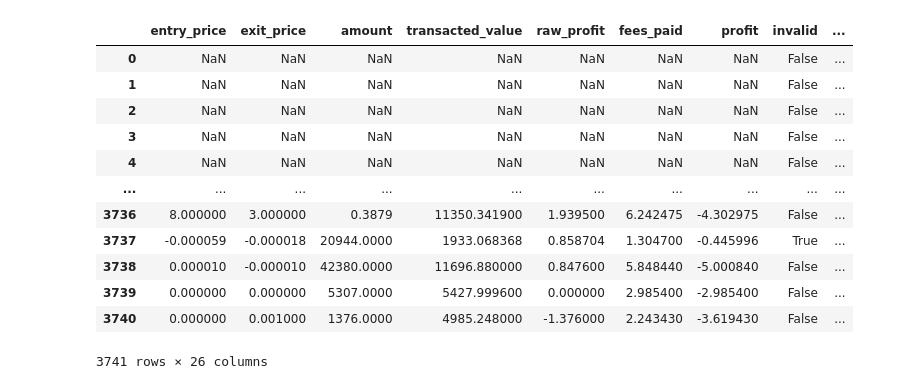
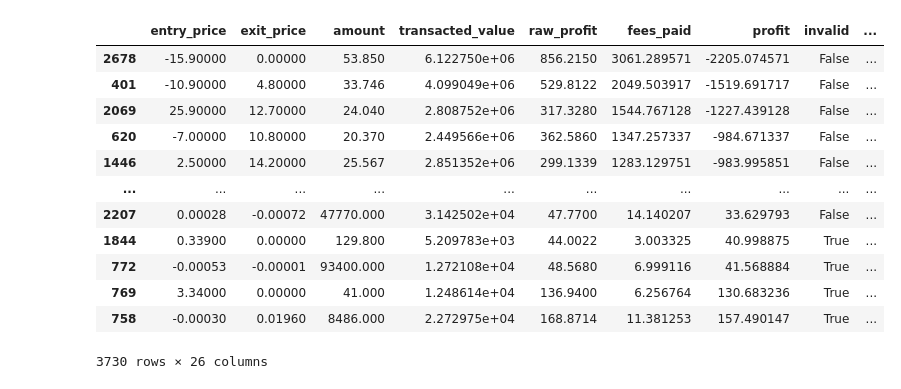
Before and after one commit to skswe/spreads-arb, a Jupyter notebook: notebooks/granular_backtest.ipynb, the cells around one changed output. Drawn from its saved outputs; the diff is of its cells as text; code cells hidden in the pictures.

```diff
--- a/notebooks/granular_backtest.ipynb
+++ b/notebooks/granular_backtest.ipynb
@@ -70,19 +23,19 @@ Getting all trades_summary done
 # %%
-result["all_trades"]
+result["all_trades"].dropna().sort_values("profit")
 # %% [output]
 |  | entry_price | exit_price | amount | transacted_value | raw_profit | fees_paid | profit | invalid | ... |
-| 0 | NaN | NaN | NaN | NaN | NaN | NaN | NaN | False | ... |
-| 1 | NaN | NaN | NaN | NaN | NaN | NaN | NaN | False | ... |
-| 2 | NaN | NaN | NaN | NaN | NaN | NaN | NaN | False | ... |
-| 3 | NaN | NaN | NaN | NaN | NaN | NaN | NaN | False | ... |
-| 4 | NaN | NaN | NaN | NaN | NaN | NaN | NaN | False | ... |
+| 2678 | -15.90000 | 0.00000 | 53.850 | 6.122750e+06 | 856.2150 | 3061.289571 | -2205.074571 | False | ... |
+| 401 | -10.90000 | 4.80000 | 33.746 | 4.099049e+06 | 529.8122 | 2049.503917 | -1519.691717 | False | ... |
+| 2069 | 25.90000 | 12.70000 | 24.040 | 2.808752e+06 | 317.3280 | 1544.767128 | -1227.439128 | False | ... |
+| 620 | -7.00000 | 10.80000 | 20.370 | 2.449566e+06 | 362.5860 | 1347.257337 | -984.671337 | False | ... |
+| 1446 | 2.50000 | 14.20000 | 25.567 | 2.851352e+06 | 299.1339 | 1283.129751 | -983.995851 | False | ... |
 | ... | ... | ... | ... | ... | ... | ... | ... | ... | ... |
-| 3736 | 8.000000 | 3.000000 | 0.3879 | 11350.341900 | 1.939500 | 6.242475 | -4.302975 | False | ... |
-| 3737 | -0.000059 | -0.000018 | 20944.0000 | 1933.068368 | 0.858704 | 1.304700 | -0.445996 | True | ... |
-| 3738 | 0.000010 | -0.000010 | 42380.0000 | 11696.880000 | 0.847600 | 5.848440 | -5.000840 | False | ... |
-| 3739 | 0.000000 | 0.000000 | 5307.0000 | 5427.999600 | 0.000000 | 2.985400 | -2.985400 | False | ... |
-| 3740 | 0.000000 | 0.001000 | 1376.0000 | 4985.248000 | -1.376000 | 2.243430 | -3.619430 | False | ... |
+| 2207 | 0.00028 | -0.00072 | 47770.000 | 3.142502e+04 | 47.7700 | 14.140207 | 33.629793 | False | ... |
+| 1844 | 0.33900 | 0.00000 | 129.800 | 5.209783e+03 | 44.0022 | 3.003325 | 40.998875 | True | ... |
+| 772 | -0.00053 | -0.00001 | 93400.000 | 1.272108e+04 | 48.5680 | 6.999116 | 41.568884 | True | ... |
+| 769 | 3.34000 | 0.00000 | 41.000 | 1.248614e+04 | 136.9400 | 6.256764 | 130.683236 | True | ... |
+| 758 | -0.00030 | 0.01960 | 8486.000 | 2.272975e+04 | 168.8714 | 11.381253 | 157.490147 | True | ... |
-3741 rows × 26 columns
+3730 rows × 26 columns
 # %%
 result["all_trades_summary"].sort_values("avg_profit", ascending=False)
 # %% [output]
```
Also changed, not shown: parts of 2 cells of this notebook, 5 other files.
